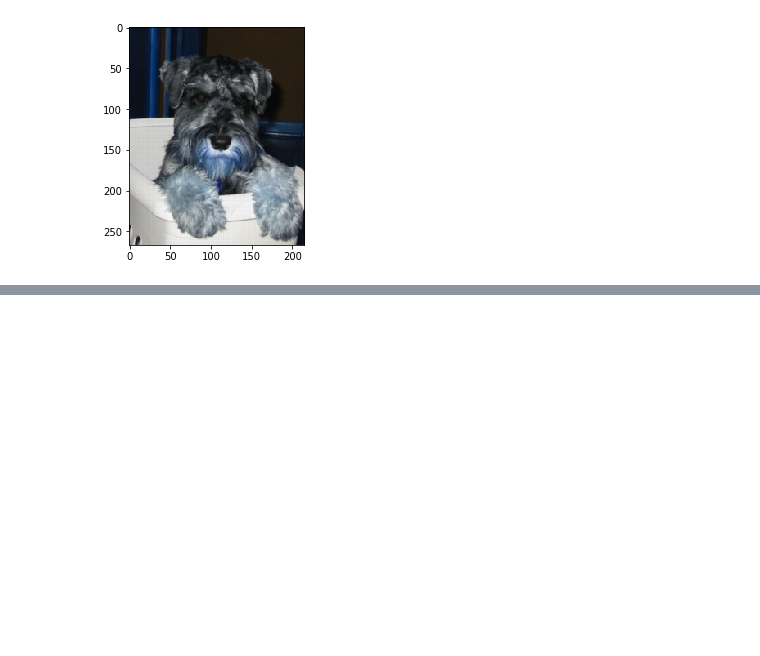
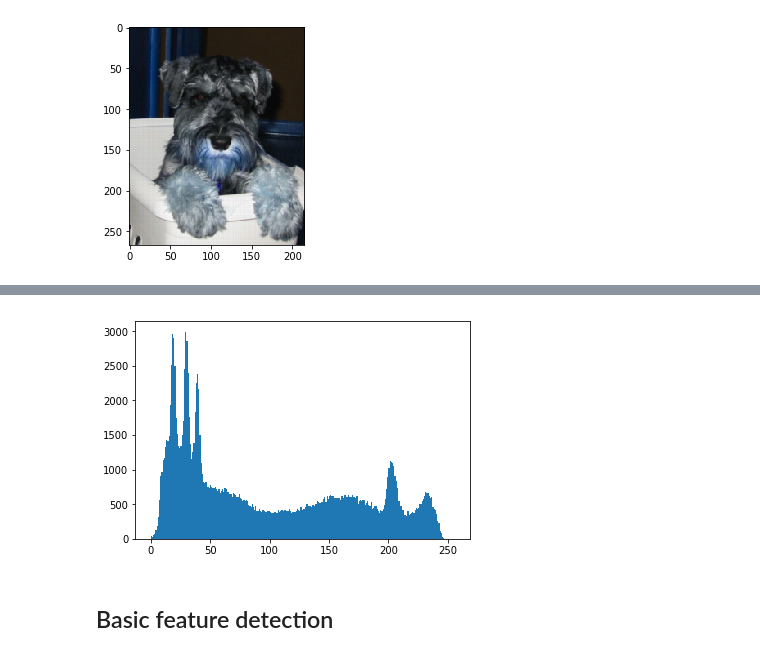
Before and after one commit to radanalyticsio/streaming-lab, a Jupyter notebook: notebooks/opencv-basics.ipynb, the cells around one changed output, grey strips where cells are left out. Saved outputs shown, nothing was run; the diff lists cells and outputs as text; code cells hidden in the pictures; blank space fills up the shorter version.

```diff
--- a/notebooks/opencv-basics.ipynb
+++ b/notebooks/opencv-basics.ipynb
@@ -95,0 +105,7 @@ plt.imshow(img2)
+# %%
+plt.hist(img.ravel(), 256, [0, 256])
+plt.show()
+# %% [output]
+[figure, added]
+# %% [markdown]
+## Basic feature detection
```
Also changed, not shown: parts of 5 cells of this notebook.
